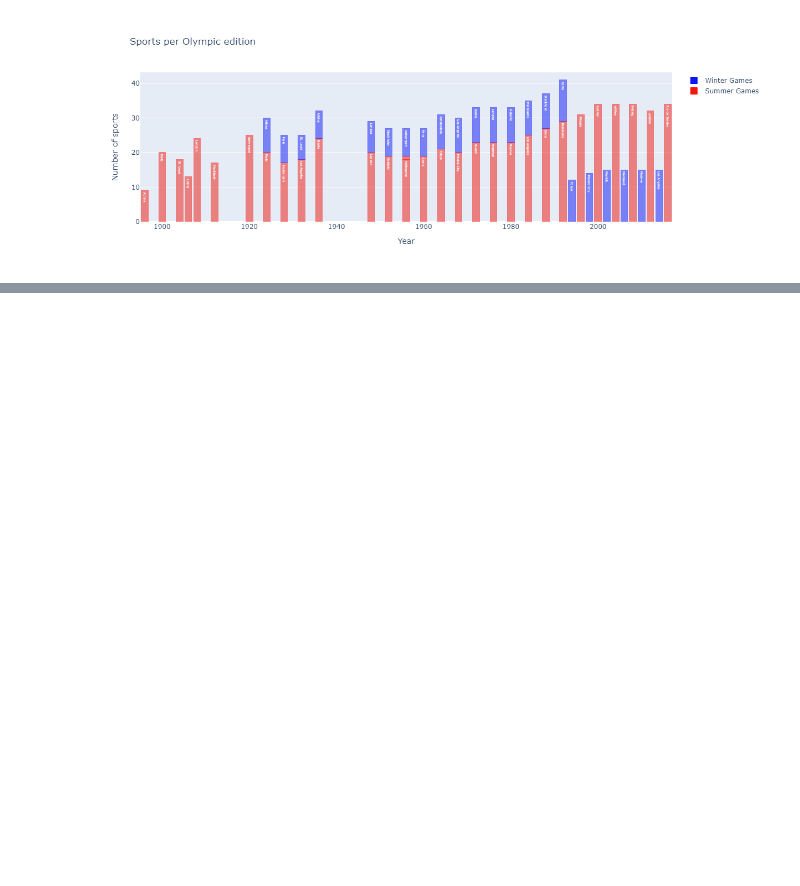
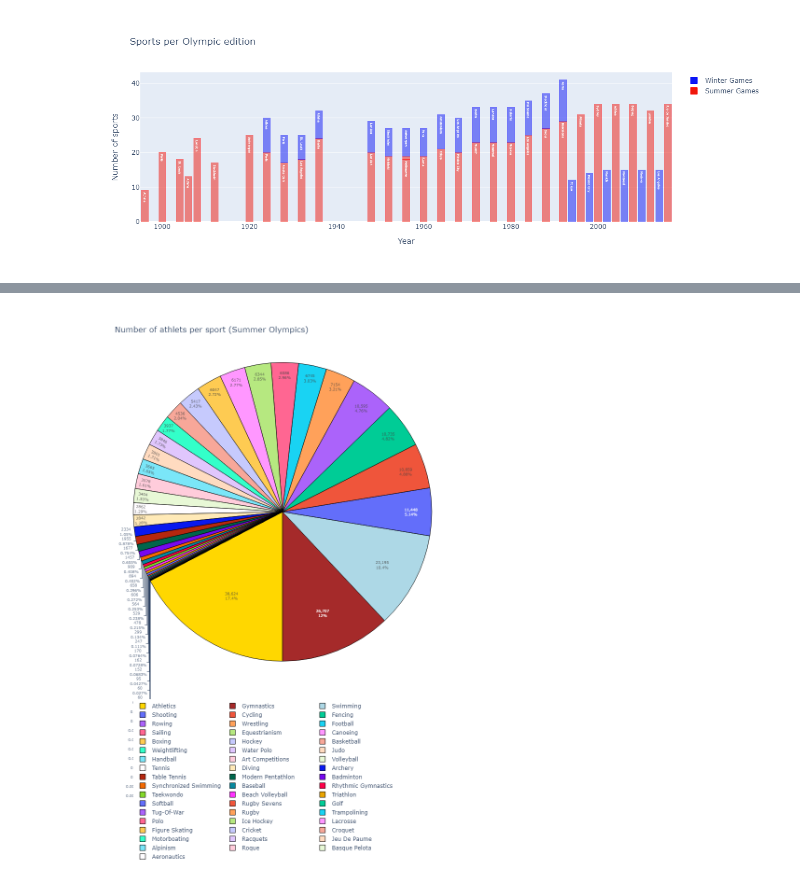
Before and after one commit to jyns417/Datathon, a Jupyter notebook: AhnJinDok/datathon1.ipynb, the cells around one changed output, grey strips where cells are left out. Saved outputs shown, nothing was run; the diff lists cells and outputs as text; code cells hidden in the pictures; blank space fills up the shorter version.

```diff
--- a/AhnJinDok/datathon1.ipynb
+++ b/AhnJinDok/datathon1.ipynb
@@ -335,3 +335,7 @@ display(img)
 # %% [output]
 [interactive output not drawn]
 [figure]
+# %%
+tmp = athlete_events_df.groupby(['Season'])['Sport'].value_counts()
+df = pd.DataFrame(data={'Athlets': tmp.values}, index=tmp.index).reset_index()
+df.head(3)
@@ -337,0 +347,33 @@ display(img)
+# %%
+# 원형 그래프
+labels = ['Sunny side of pyramid','Shaddy side of pyramid','Sky']
+values = [300,150,1200]
+colors = ['gold', 'brown', 'lightblue']
+
+
+df_S = df[df['Season']=='Summer']
+
+trace = go.Pie(labels=df_S['Sport'],
+               values=df_S['Athlets'],
+               hoverinfo='label+value+percent',
+               textinfo='value+percent',
+               textfont=dict(size=8),
+               rotation=180,
+               marker=dict(colors=colors,
+
+                           line=dict(color='#000000', width=1)
+                        )
+            )
+
+data = [trace]
+layout = dict(title = "Number of athlets per sport (Summer Olympics)",
+                  width=800,
+                  height=1200,
+              legend=dict(orientation="h")
+             )
+fig = dict(data=data,layout=layout)
+iplot(fig, filename='styled_pie_chart')
+
+img = Image.open('number_athlets_per_sport_summer(circle).png')
+display(img)
+# %% [output]
@@ -337,0 +381 @@ display(img)
+[figure, added]
```
Also changed, not shown: parts of 9 cells of this notebook.
